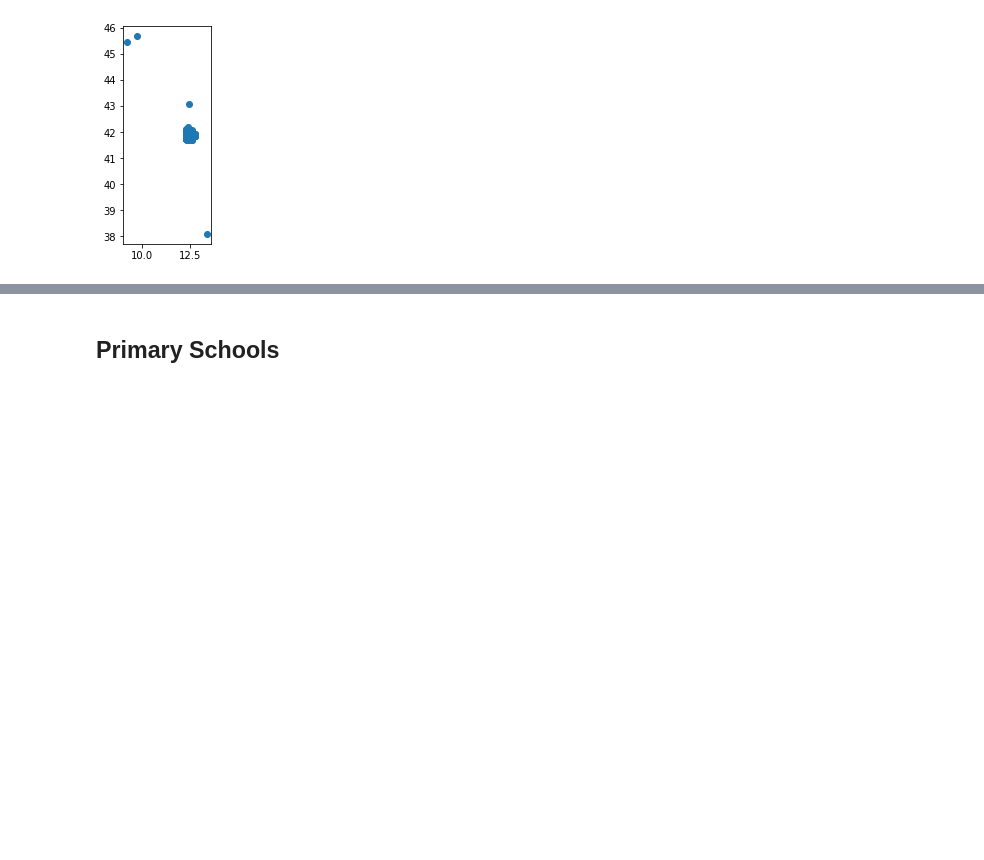
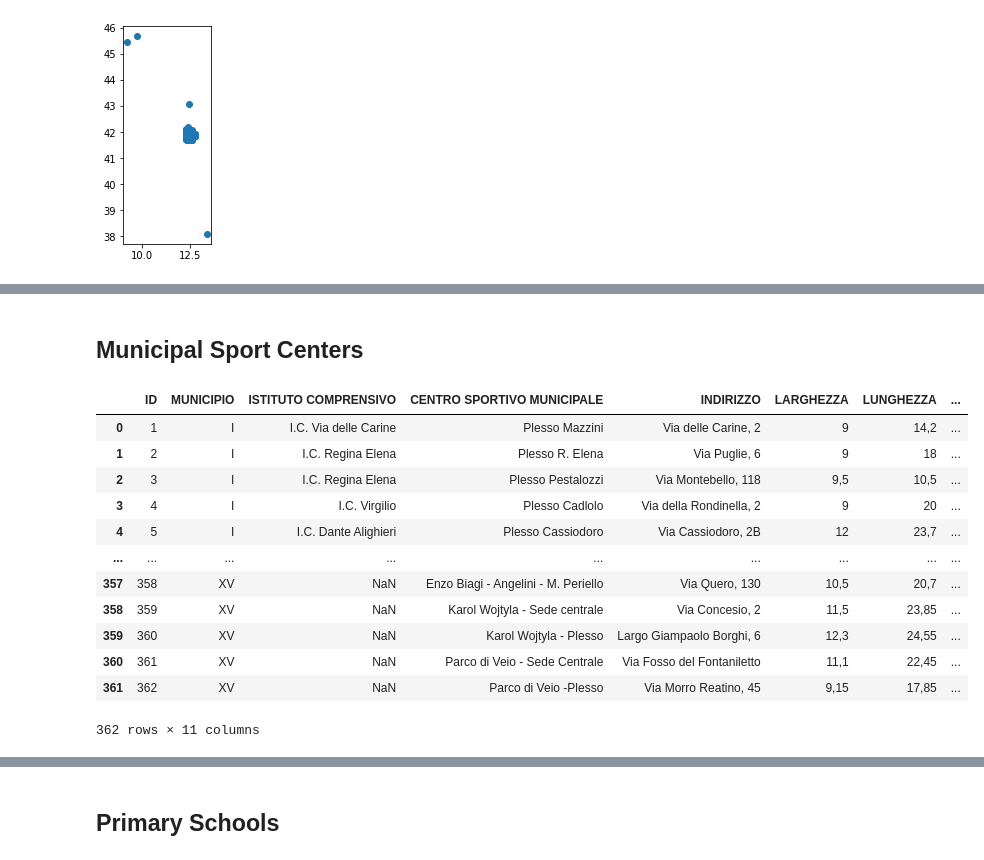
Before and after one commit to CityScope/CS_NTT_Rome, a Jupyter notebook: data_analysis/access_networks/access_analysis.ipynb, the cells around one changed output, grey strips where cells are left out. Saved outputs shown, nothing was run; the diff lists cells and outputs as text; code cells hidden in the pictures; blank space fills up the shorter version.

```diff
--- a/data_analysis/access_networks/access_analysis.ipynb
+++ b/data_analysis/access_networks/access_analysis.ipynb
@@ -97,0 +119,2 @@ accommodation_gdf.to_file('./outputs/accomodation.geojson',
+# %% [markdown]
+## Municipal Sport Centers
@@ -97,0 +125,16 @@ accommodation_gdf.to_file('./outputs/accomodation.geojson',
+# %%
+sports_centers
+# %% [output]
+|  | ID | MUNICIPIO | ISTITUTO COMPRENSIVO | CENTRO SPORTIVO MUNICIPALE | INDIRIZZO | LARGHEZZA | LUNGHEZZA | ... |
+| 0 | 1 | I | I.C. Via delle Carine | Plesso Mazzini | Via delle Carine, 2 | 9 | 14,2 | ... |
+| 1 | 2 | I | I.C. Regina Elena | Plesso R. Elena | Via Puglie, 6 | 9 | 18 | ... |
+| 2 | 3 | I | I.C. Regina Elena | Plesso Pestalozzi | Via Montebello, 118 | 9,5 | 10,5 | ... |
+| 3 | 4 | I | I.C. Virgilio | Plesso Cadlolo | Via della Rondinella, 2 | 9 | 20 | ... |
+| 4 | 5 | I | I.C. Dante Alighieri | Plesso Cassiodoro | Via Cassiodoro, 2B | 12 | 23,7 | ... |
+| ... | ... | ... | ... | ... | ... | ... | ... | ... |
+| 357 | 358 | XV | NaN | Enzo Biagi - Angelini - M. Periello | Via Quero, 130 | 10,5 | 20,7 | ... |
+| 358 | 359 | XV | NaN | Karol Wojtyla - Sede centrale | Via Concesio, 2 | 11,5 | 23,85 | ... |
+| 359 | 360 | XV | NaN | Karol Wojtyla - Plesso | Largo Giampaolo Borghi, 6 | 12,3 | 24,55 | ... |
+| 360 | 361 | XV | NaN | Parco di Veio - Sede Centrale | Via Fosso del Fontaniletto | 11,1 | 22,45 | ... |
+| 361 | 362 | XV | NaN | Parco di Veio -Plesso | Via Morro Reatino, 45 | 9,15 | 17,85 | ... |
+362 rows × 11 columns
```
Also changed, not shown: parts of 33 cells of this notebook, 5 other files.
